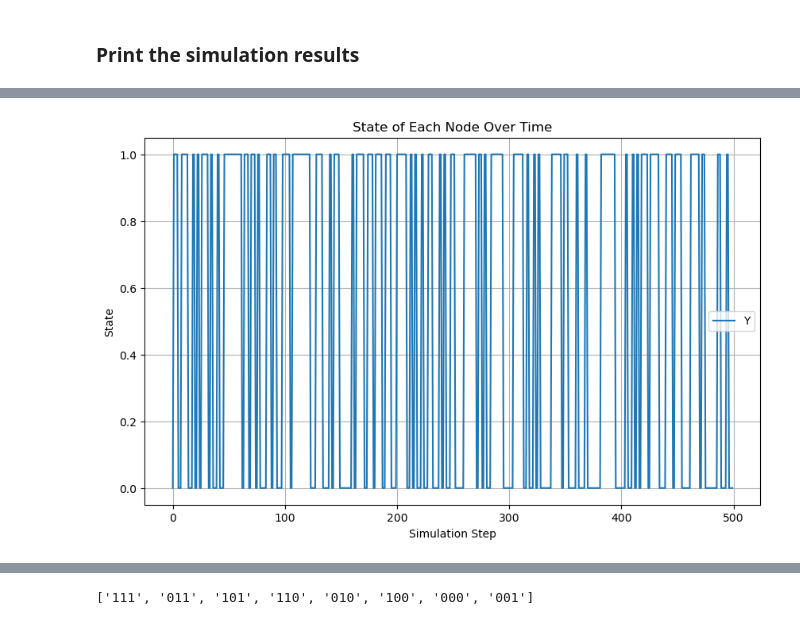
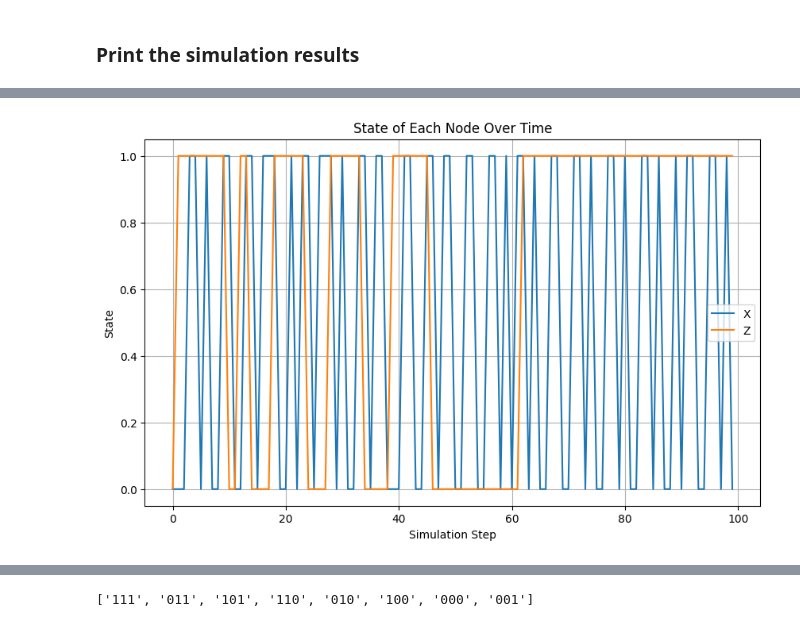
Before and after one commit to amoyag/practicas_biofisica, a Jupyter notebook: test_pyboolnet.ipynb, the cells around one changed output, grey strips where cells are left out. Drawn from its saved outputs; the diff is of its cells as text; code cells hidden in the pictures.

```diff
--- a/test_pyboolnet.ipynb
+++ b/test_pyboolnet.ipynb
@@ -267,7 +222,7 @@ def simulate_network(primes, initial_state, steps):
 # %% [markdown]
 ### Run the simulation for a number of steps
 # %%
-steps = 500  # You can adjust the number of steps
+steps = 100  # You can adjust the number of steps
 simulation_history = simulate_network(primes, initial_state, steps)
 # %% [markdown]
 ### Print the simulation results
@@ -299,22 +254,20 @@ Step 499: {'X': 0, 'Y': 0, 'Z': 1}
 # %%
-import matplotlib.pyplot as plt
-
 # Assuming 'history' is your list of states from the simulation
 steps = range(len(simulation_history))
 states_X = [state['X'] for state in simulation_history]
 states_Y = [state['Y'] for state in simulation_history]
 states_Z = [state['Z'] for state in simulation_history]
 
 plt.figure(figsize=(10, 6))
-#plt.plot(steps, states_X, label='X')
-plt.plot(steps, states_Y, label='Y')
-#plt.plot(steps, states_Z, label='Z')
+plt.plot(steps, states_X, label='X')
+#plt.plot(steps, states_Y, label='Y')
+plt.plot(steps, states_Z, label='Z')
 
 plt.xlabel('Simulation Step')
 plt.ylabel('State')
 plt.title('State of Each Node Over Time')
 plt.legend()
 plt.grid(True)
 plt.show()
 # %% [output]
-[figure, old version]
+[figure, new version]
```
Also changed, not shown: parts of 20 cells of this notebook.
